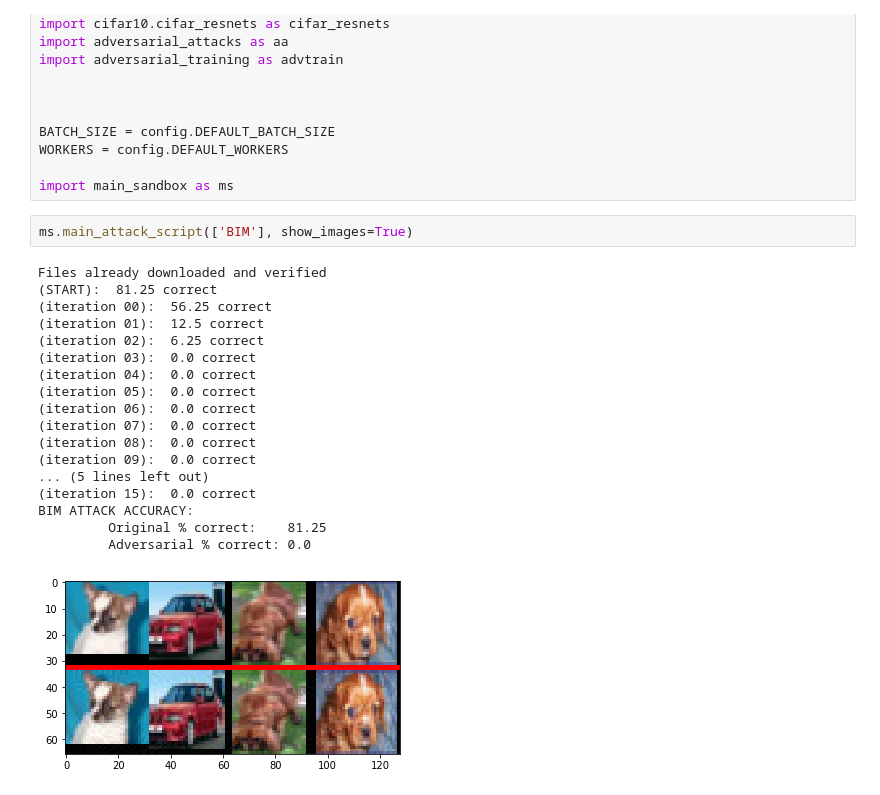
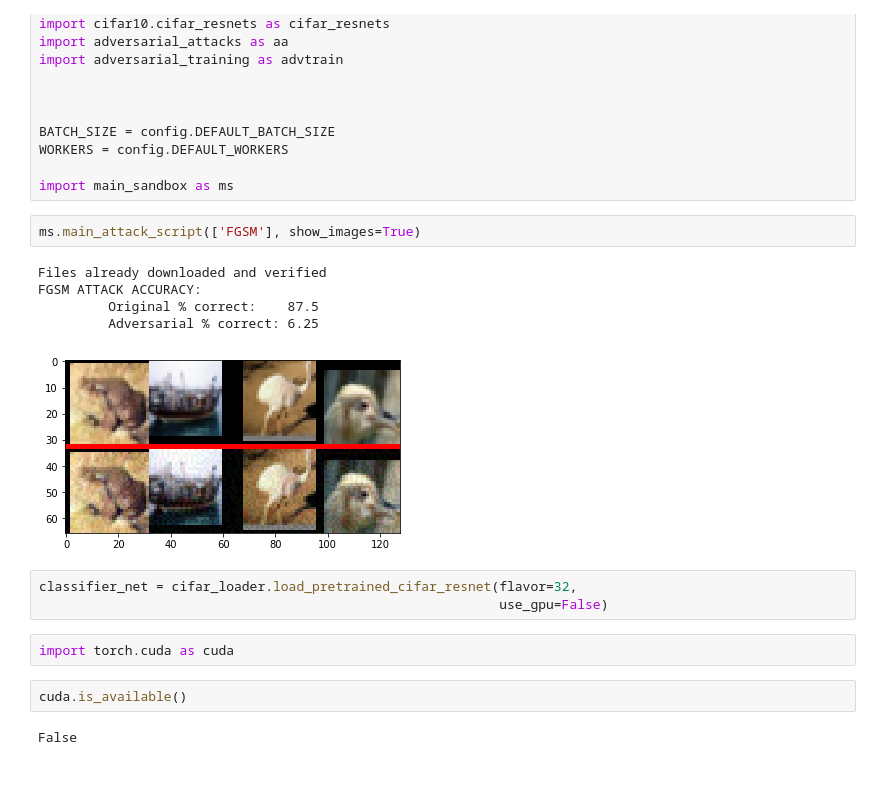
Before and after one commit to revbucket/mister_ed, a Jupyter notebook: notebooks/main_sandbox.ipynb, the cells around one changed output. Saved outputs shown, nothing was run; the diff lists cells and outputs as text.

```diff
--- a/notebooks/main_sandbox.ipynb
+++ b/notebooks/main_sandbox.ipynb
@@ -27,23 +27,19 @@ WORKERS = config.DEFAULT_WORKERS
 
 import main_sandbox as ms
 # %%
-ms.main_attack_script(['BIM'], show_images=True)
+ms.main_attack_script(['FGSM'], show_images=True)
 # %% [output]
 Files already downloaded and verified
-(START):  81.25 correct
-(iteration 00):  56.25 correct
-(iteration 01):  12.5 correct
-(iteration 02):  6.25 correct
-(iteration 03):  0.0 correct
-(iteration 04):  0.0 correct
-(iteration 05):  0.0 correct
-(iteration 06):  0.0 correct
-(iteration 07):  0.0 correct
-(iteration 08):  0.0 correct
-(iteration 09):  0.0 correct
-... (5 lines left out)
-(iteration 15):  0.0 correct
-BIM ATTACK ACCURACY:
-         Original % correct:    81.25
-         Adversarial % correct: 0.0
+FGSM ATTACK ACCURACY:
+         Original % correct:    87.5
+         Adversarial % correct: 6.25
-[figure, old version]
+[figure, new version]
+# %%
+classifier_net = cifar_loader.load_pretrained_cifar_resnet(flavor=32,
+                                                           use_gpu=False)
+# %%
+import torch.cuda as cuda
+# %%
+cuda.is_available()
+# %% [output]
+False
```
Also changed, not shown: 2 other files.
